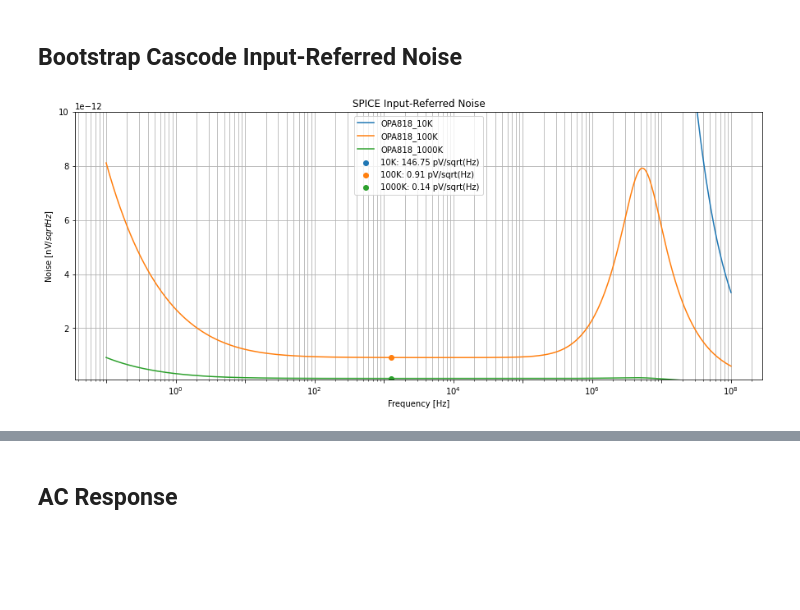
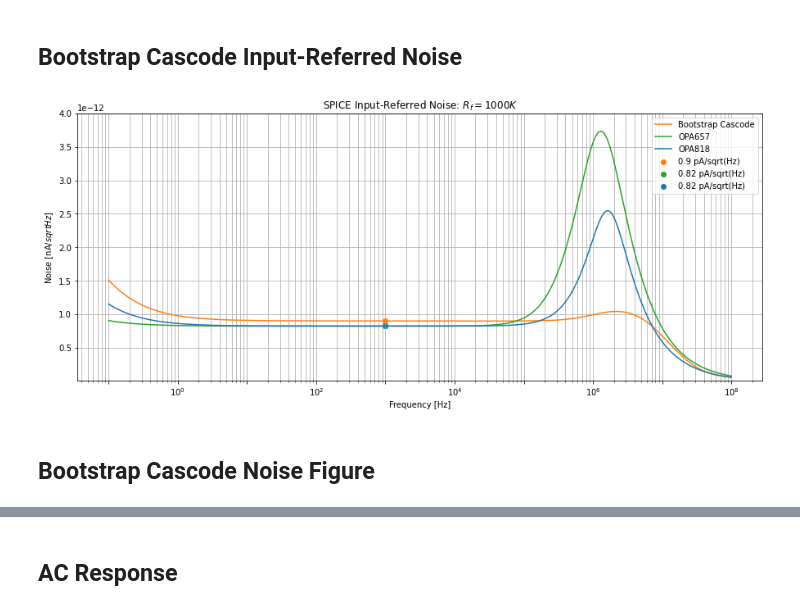
Before and after one commit to kegedy/EE538.1, a Jupyter notebook: kevin/project/check-in-presentation.ipynb, the cells around one changed output, grey strips where cells are left out. Cells and saved outputs as stored; diff of their text form; code cells hidden in the pictures; blank space fills up the shorter version.

```diff
--- a/kevin/project/check-in-presentation.ipynb
+++ b/kevin/project/check-in-presentation.ipynb
@@ -399,7 +414,7 @@ $\begin{eqnarray}
 # %%
-filepath1 = 'data/OPA846.txt'
-filepath2 = 'data/OPA818A.txt'
-filepath3 = 'data/OPA818A_bootstrap.txt'
+filepath1 = 'data/OPA657_1000K.txt'
+filepath2 = 'data/OPA818A_Rf1000K.txt'
+filepath3 = 'data/OPA818A_bootstrap_Rf1000K.txt'
 df1 = pd.read_csv(filepath1)
 df2 = pd.read_csv(filepath2)
 df3 = pd.read_csv(filepath3)
@@ -415,27 +430,29 @@ freq3 = df3['frequency']
 ## Bootstrap Cascode Input-Referred Noise
 # %%
 fig, ax = plt.subplots(1,figsize=(15,6))
-x1 = np.argmin(10*np.log10(onoise3/inoise3))
-label1 = f'10K: {round(onoise1[x1]/(10*1e3)*1e12,2)} pV/sqrt(Hz)'
-label2 = f'100K: {round(onoise2[x1]/(100*1e3)*1e12,2)} pV/sqrt(Hz)'
-label3 = f'1000K: {round(onoise3[x1]/(1000*1e3)*1e12,2)} pV/sqrt(Hz)'
-ax.semilogx(freq, onoise1/(10*1e3),label='OPA818_10K')
-ax.semilogx(freq, onoise2/(100*1e3),label='OPA818_100K')
-ax.semilogx(freq3, onoise3/(1000*1e3),label='OPA818_1000K')
-ax.scatter(freq[x1],onoise1[x1]/(10*1e3),label=label1,color='tab:blue')
-ax.scatter(freq[x1],onoise2[x1]/(100*1e3),label=label2,color='tab:orange')
-ax.scatter(freq3[x1],onoise3[x1]/(1000*1e3),label=label3,color='tab:green')
+x1 = np.argmin(10*np.log10((onoise2/inoise2)**2))
+label1 = f'{round(onoise1[x1]/(1000*1e3)*1e12,2)} pA/sqrt(Hz)'
+label2 = f'{round(onoise2[x1]/(1000*1e3)*1e12,2)} pA/sqrt(Hz)'
+label3 = f'{round(onoise3[x1]/(1000*1e3)*1e12,2)} pA/sqrt(Hz)'
+ax.semilogx(freq, onoise3/(1000*1e3),label='Bootstrap Cascode',color='tab:orange')
+ax.semilogx(freq, onoise1/(1000*1e3),label='OPA657',color='tab:green')
+ax.semilogx(freq, onoise2/(1000*1e3),label='OPA818',color='tab:blue')
+ax.scatter(freq[x1],onoise3[x1]/(1000*1e3),label=label3,color='tab:orange')
+ax.scatter(freq[x1],onoise1[x1]/(1000*1e3),label=label1,color='tab:green')
+ax.scatter(freq[x1],onoise2[x1]/(1000*1e3),label=label2,color='tab:blue')
 ax.grid(True,which='both')
 ax.set_xlabel('Frequency [Hz]')
-ax.set_ylabel(r'Noise [nV/$sqrt{Hz}$]')
-ax.set_title(r'SPICE Input-Referred Noise')
+ax.set_ylabel(r'Noise [nA/$sqrt{Hz}$]')
+ax.set_title(r'SPICE Input-Referred Noise: $R_f = 1000K$')
 ax.ticklabel_format(style='sci', axis='y', scilimits=(-12,-12))
-ax.set_ylim(1e-13,10e-12)
+ax.set_ylim(.1e-13,4e-12)
 ax.xaxis.set_major_locator(LogLocator(numticks=15)) #(1)
 ax.xaxis.set_minor_locator(LogLocator(numticks=15,subs=np.arange(2,10))) #(2)
 for label in ax.xaxis.get_ticklabels()[::2]:
     label.set_visible(False) #(3)
 ax.legend()
 plt.show();
 # %% [output]
-[figure, old version]
+[figure, new version]
+# %% [markdown]
+## Bootstrap Cascode Noise Figure
```
Also changed, not shown: parts of 15 cells of this notebook, 13 other files.
